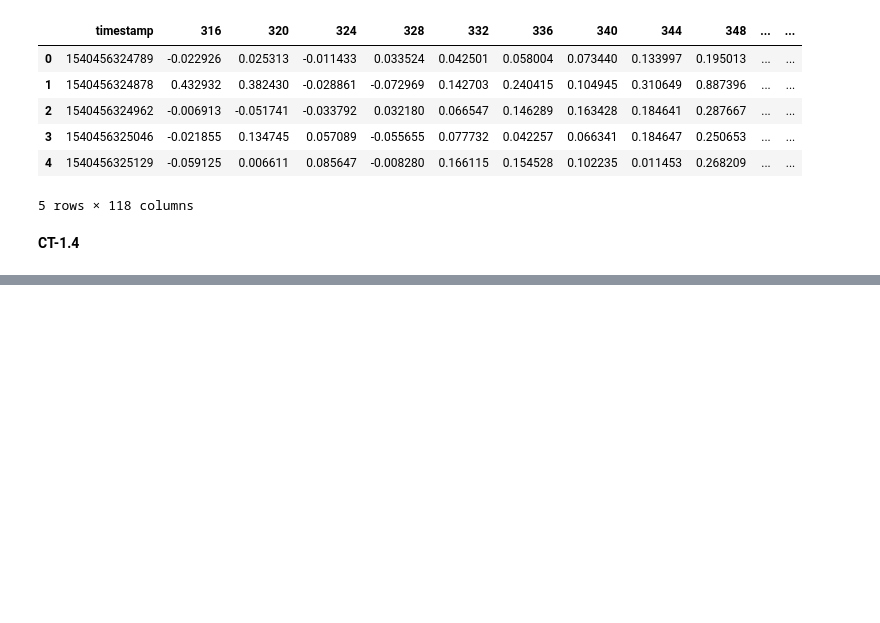
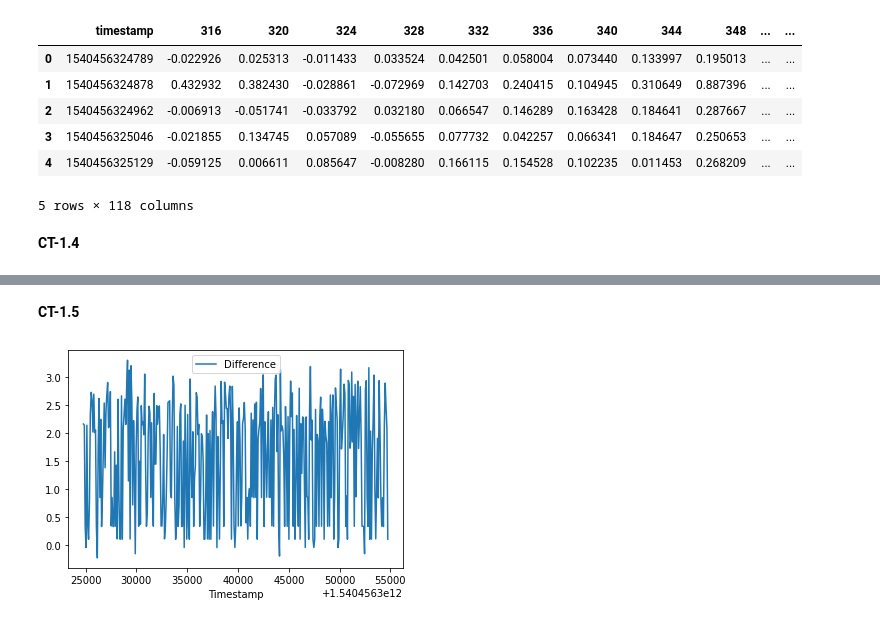
Before and after one commit to fabian819/DSF, a Jupyter notebook: CodingTask1.ipynb, the cells around one changed output, grey strips where cells are left out. Drawn from its saved outputs; the diff is of its cells as text; code cells hidden in the pictures; blank space fills up the shorter version.

```diff
--- a/CodingTask1.ipynb
+++ b/CodingTask1.ipynb
@@ -142,0 +143,11 @@ save_built_in(test)
+# %% [markdown]
+**CT-1.5**
+# %%
+def plot_difference(df,wav1, wav2):
+    diff = pd.DataFrame({'Timestamp' : df['Unnamed: 1'].copy(),
+                         'Difference' : df[wav1] - df[wav2]})
+    diff.plot(x='Timestamp', y='Difference')
+# %%
+plot_difference(df, '316.6137', '317.2913')
+# %% [output]
+[figure, added]
```
Also changed, not shown: parts of 3 cells of this notebook.
